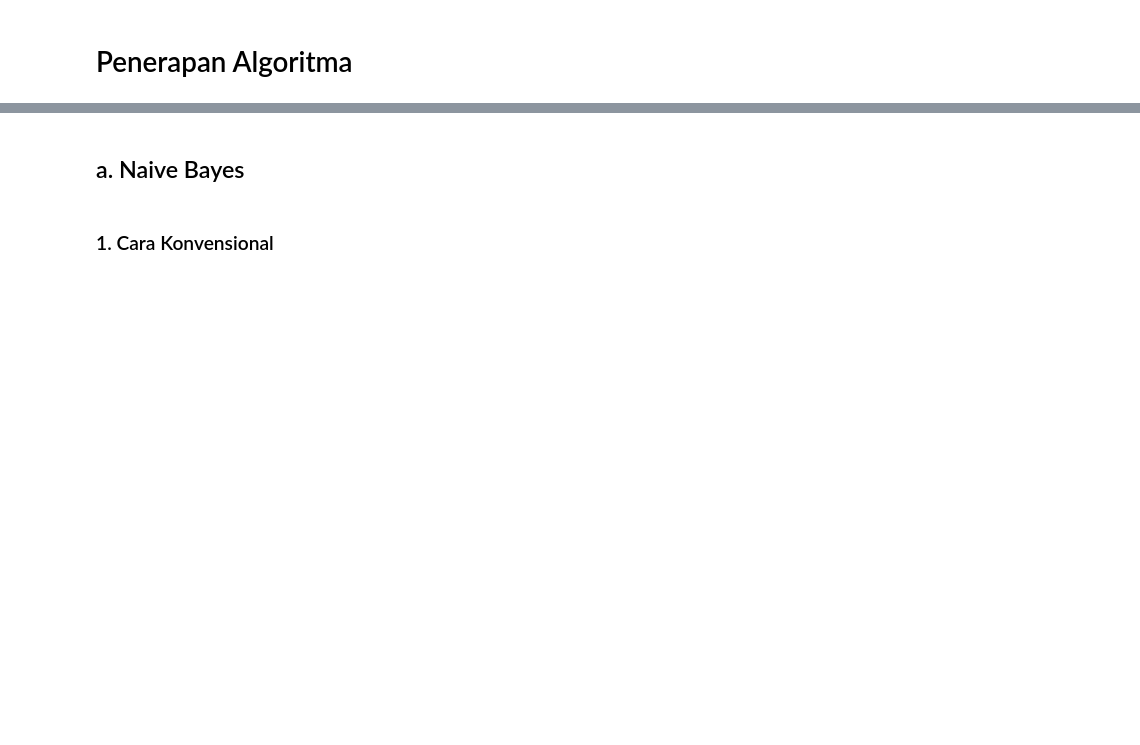
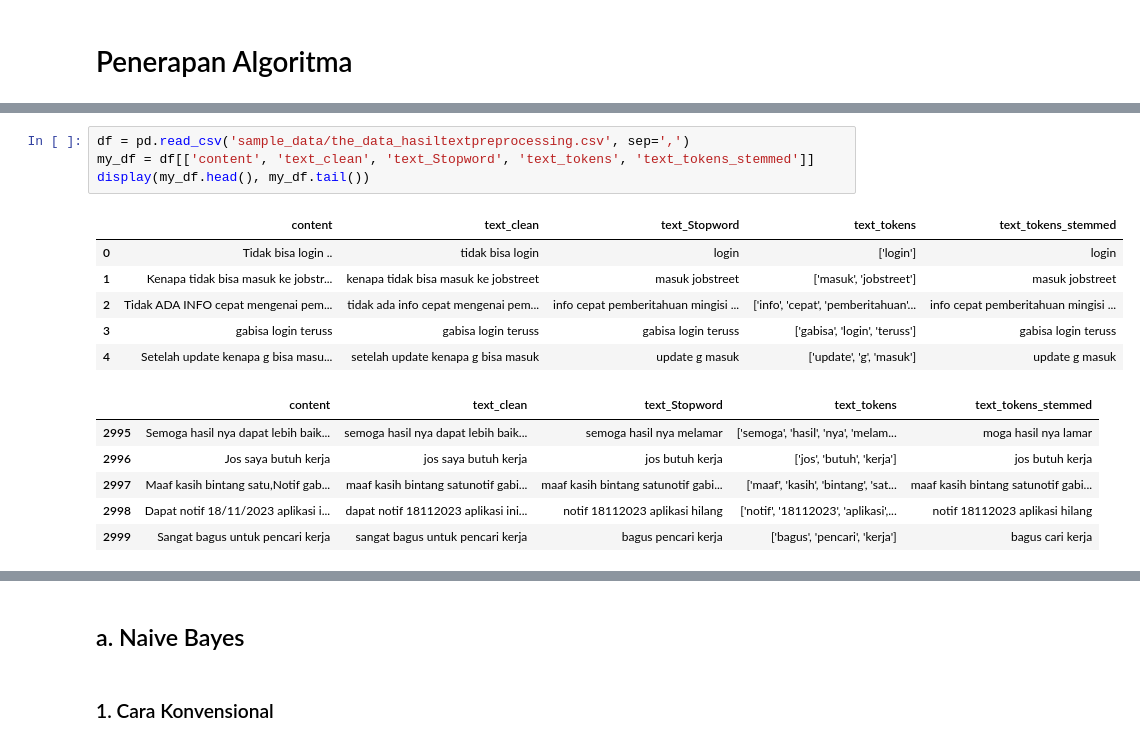
Before and after one commit to wroeiut1iauiouteaoiutoiauat874323/project-four, a Jupyter notebook: skripsikuuu 1.ipynb, the cells around one changed output, grey strips where cells are left out. Saved outputs shown, nothing was run; the diff lists cells and outputs as text; blank space fills up the shorter version.

```diff
--- a/skripsikuuu 1.ipynb
+++ b/skripsikuuu 1.ipynb
@@ -496,0 +617,17 @@ df_combined.to_csv('sample_data/the_jumlah_kata_per_dokumen_dan_kata.csv', index
+# %%
+df = pd.read_csv('sample_data/the_data_hasiltextpreprocessing.csv', sep=',')
+my_df = df[['content', 'text_clean', 'text_Stopword', 'text_tokens', 'text_tokens_stemmed']]
+display(my_df.head(), my_df.tail())
+# %% [output]
+|  | content | text_clean | text_Stopword | text_tokens | text_tokens_stemmed |
+| 0 | Tidak bisa login .. | tidak bisa login | login | ['login'] | login |
+| 1 | Kenapa tidak bisa masuk ke jobstr... | kenapa tidak bisa masuk ke jobstreet | masuk jobstreet | ['masuk', 'jobstreet'] | masuk jobstreet |
+| 2 | Tidak ADA INFO cepat mengenai pem... | tidak ada info cepat mengenai pem... | info cepat pemberitahuan mingisi ... | ['info', 'cepat', 'pemberitahuan'... | info cepat pemberitahuan mingisi ... |
+| 3 | gabisa login teruss | gabisa login teruss | gabisa login teruss | ['gabisa', 'login', 'teruss'] | gabisa login teruss |
+| 4 | Setelah update kenapa g bisa masu... | setelah update kenapa g bisa masuk | update g masuk | ['update', 'g', 'masuk'] | update g masuk |
+|  | content | text_clean | text_Stopword | text_tokens | text_tokens_stemmed |
+| 2995 | Semoga hasil nya dapat lebih baik... | semoga hasil nya dapat lebih baik... | semoga hasil nya melamar | ['semoga', 'hasil', 'nya', 'melam... | moga hasil nya lamar |
+| 2996 | Jos saya butuh kerja | jos saya butuh kerja | jos butuh kerja | ['jos', 'butuh', 'kerja'] | jos butuh kerja |
+| 2997 | Maaf kasih bintang satu,Notif gab... | maaf kasih bintang satunotif gabi... | maaf kasih bintang satunotif gabi... | ['maaf', 'kasih', 'bintang', 'sat... | maaf kasih bintang satunotif gabi... |
+| 2998 | Dapat notif 18/11/2023 aplikasi i... | dapat notif 18112023 aplikasi ini... | notif 18112023 aplikasi hilang | ['notif', '18112023', 'aplikasi',... | notif 18112023 aplikasi hilang |
+| 2999 | Sangat bagus untuk pencari kerja | sangat bagus untuk pencari kerja | bagus pencari kerja | ['bagus', 'pencari', 'kerja'] | bagus cari kerja |
```
Also changed, not shown: parts of 8 cells of this notebook, 7 other files.
